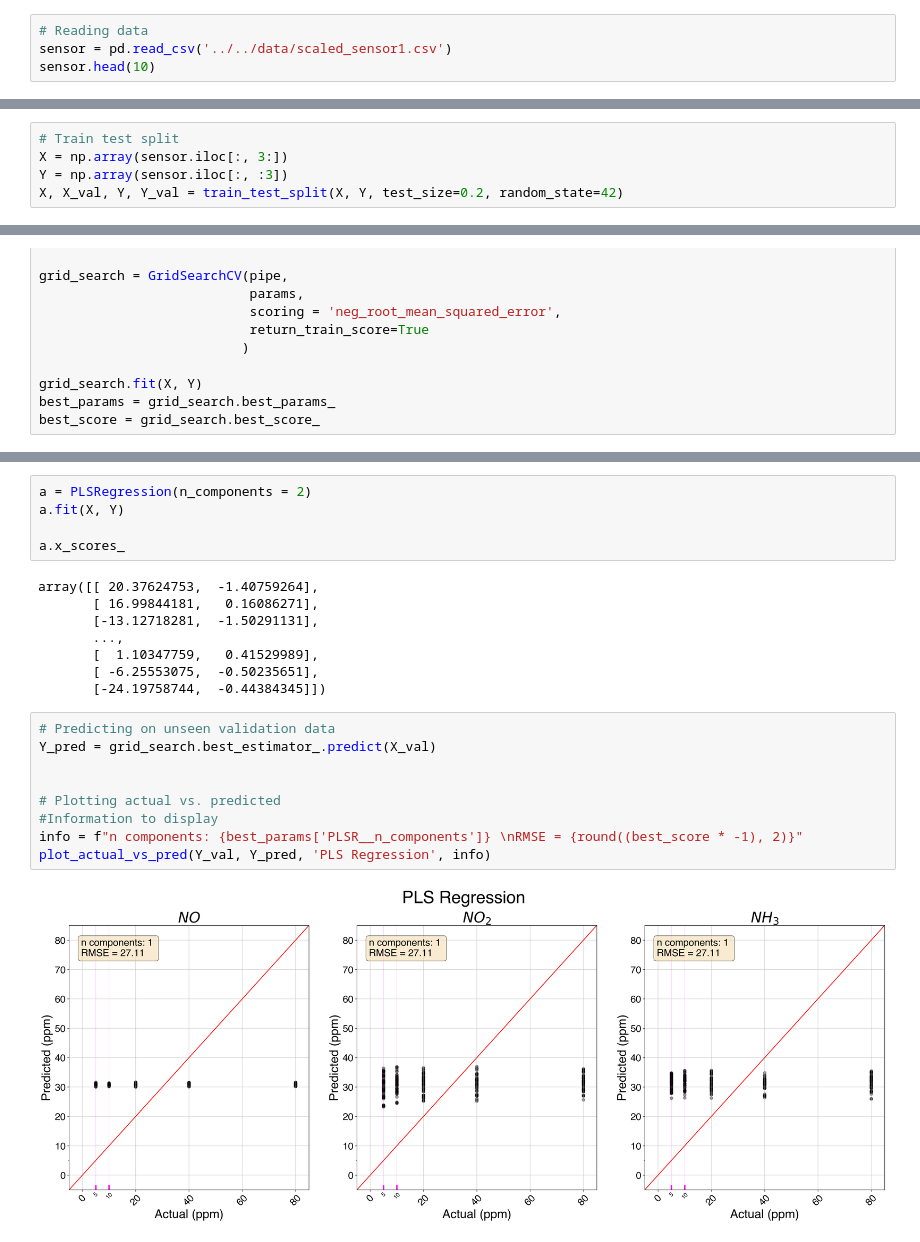
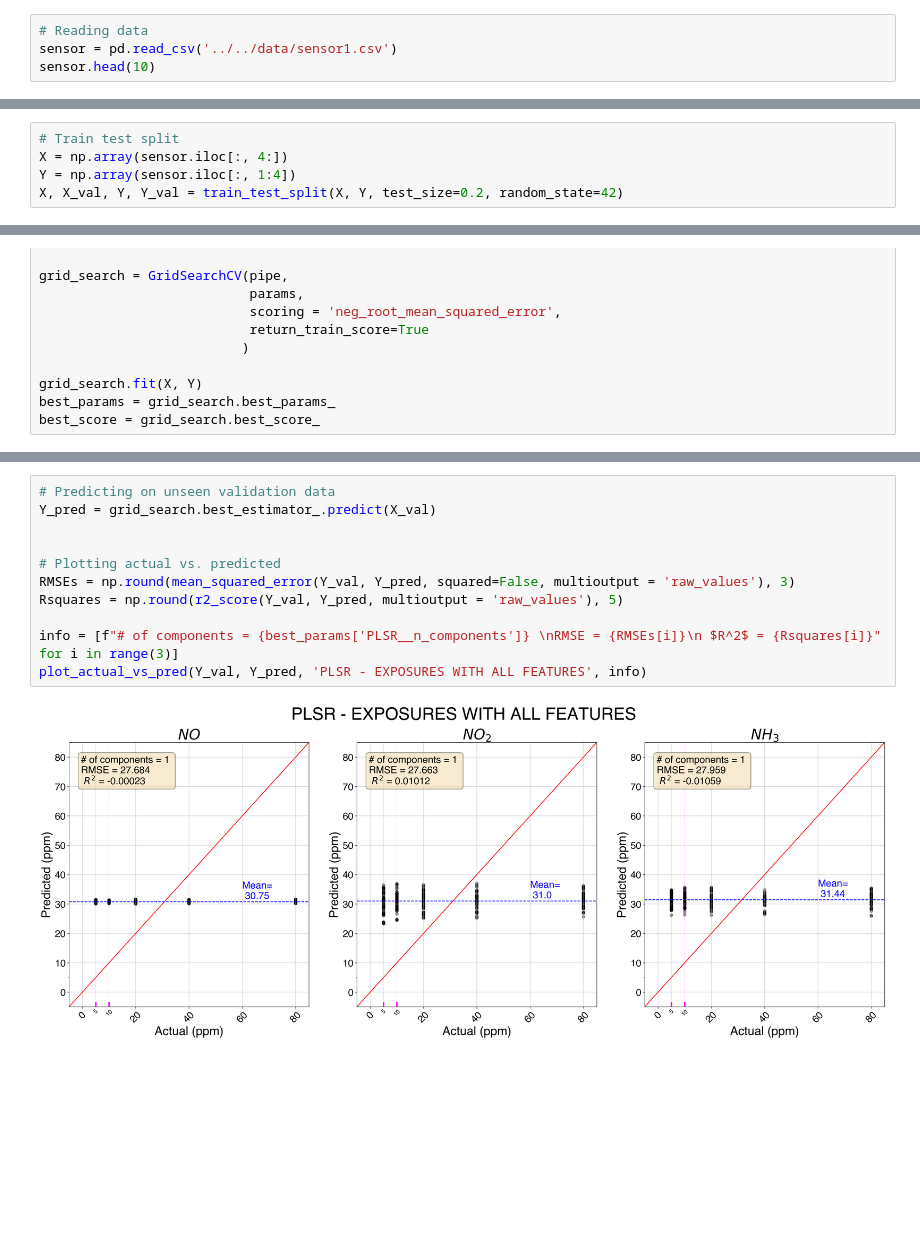
Before and after one commit to cosmourao/thesis, a Jupyter notebook: code/real/PLSR.ipynb, the cells around one changed output, grey strips where cells are left out. Cells and saved outputs as stored; diff of their text form; blank space fills up the shorter version.

Commit message:
tweaking plots

```diff
--- a/code/real/PLSR.ipynb
+++ b/code/real/PLSR.ipynb
@@ -25,5 +28,5 @@ from sklearn.cross_decomposition import PLSRegression
 # %%
 # Reading data
-sensor = pd.read_csv('../../data/scaled_sensor1.csv')
+sensor = pd.read_csv('../../data/sensor1.csv')
 sensor.head(10)
 # %% [output]
@@ -150,8 +157,8 @@ for gas in gasses:
 [figure]
 # %%
 # Train test split
-X = np.array(sensor.iloc[:, 3:])
-Y = np.array(sensor.iloc[:, :3])
+X = np.array(sensor.iloc[:, 4:])
+Y = np.array(sensor.iloc[:, 1:4])
 X, X_val, Y, Y_val = train_test_split(X, Y, test_size=0.2, random_state=42)
 # %%
 steps = [('PLSR', PLSRegression(max_iter = 1000))]
@@ -188,27 +195,16 @@ plt.savefig('../../figures/pls-cv-exposures.png')
 plt.show()
 # %% [output]
 [figure]
-# %%
-a = PLSRegression(n_components = 2)
-a.fit(X, Y)
-
-a.x_scores_
-# %% [output]
-array([[ 20.37624753,  -1.40759264],
-       [ 16.99844181,   0.16086271],
-       [-13.12718281,  -1.50291131],
-       ...,
-       [  1.10347759,   0.41529989],
-       [ -6.25553075,  -0.50235651],
-       [-24.19758744,  -0.44384345]])
 # %%
 # Predicting on unseen validation data
 Y_pred = grid_search.best_estimator_.predict(X_val)
 
 
 # Plotting actual vs. predicted
-#Information to display
-info = f"n components: {best_params['PLSR__n_components']} \nRMSE = {round((best_score * -1), 2)}"
-plot_actual_vs_pred(Y_val, Y_pred, 'PLS Regression', info)
+RMSEs = np.round(mean_squared_error(Y_val, Y_pred, squared=False, multioutput = 'raw_values'), 3)
+Rsquares = np.round(r2_score(Y_val, Y_pred, multioutput = 'raw_values'), 5)
+
+info = [f"# of components = {best_params['PLSR__n_components']} \nRMSE = {RMSEs[i]}\n $R^2$ = {Rsquares[i]}" for i in range(3)]
+plot_actual_vs_pred(Y_val, Y_pred, 'PLSR - EXPOSURES WITH ALL FEATURES', info)
 # %% [output]
-[figure, old version]
+[figure, new version]
```
Also changed, not shown: parts of 8 cells of this notebook, 9 other files.
